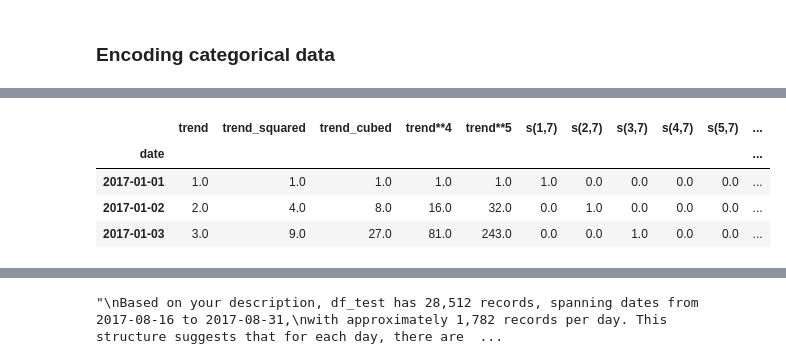
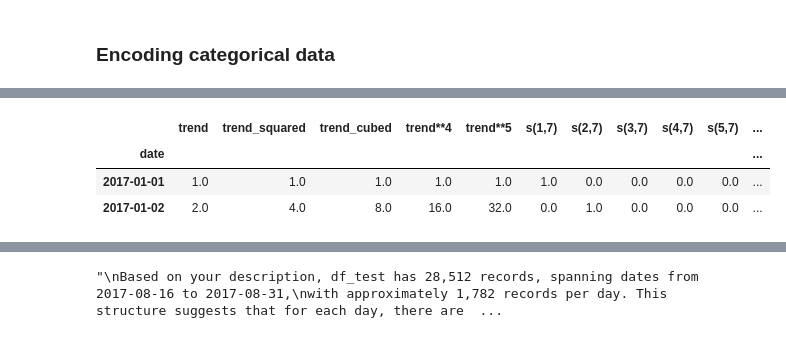
Before and after one commit to sjuanati/DataSciLabs, a Jupyter notebook: projects/kaggle/03_store_sales/store_sales.ipynb, the cells around one changed output, grey strips where cells are left out. Saved outputs shown, nothing was run; the diff lists cells and outputs as text; code cells hidden in the pictures.

```diff
--- a/projects/kaggle/03_store_sales/store_sales.ipynb
+++ b/projects/kaggle/03_store_sales/store_sales.ipynb
@@ -457,8 +500,7 @@ X['NewYear'] = (X.index.dayofyear == 1)
-# %%
-X.head(3)
-# %% [output]
-|  | trend | trend_squared | trend_cubed | trend**4 | trend**5 | s(1,7) | s(2,7) | s(3,7) | s(4,7) | s(5,7) | ... |
-| date |  |  |  |  |  |  |  |  |  |  | ... |
-| 2017-01-01 | 1.0 | 1.0 | 1.0 | 1.0 | 1.0 | 1.0 | 0.0 | 0.0 | 0.0 | 0.0 | ... |
-| 2017-01-02 | 2.0 | 4.0 | 8.0 | 16.0 | 32.0 | 0.0 | 1.0 | 0.0 | 0.0 | 0.0 | ... |
-| 2017-01-03 | 3.0 | 9.0 | 27.0 | 81.0 | 243.0 | 0.0 | 0.0 | 1.0 | 0.0 | 0.0 | ... |
+# %%
+X.head(2)
+# %% [output]
+|  | trend | trend_squared | trend_cubed | trend**4 | trend**5 | s(1,7) | s(2,7) | s(3,7) | s(4,7) | s(5,7) | ... |
+| date |  |  |  |  |  |  |  |  |  |  | ... |
+| 2017-01-01 | 1.0 | 1.0 | 1.0 | 1.0 | 1.0 | 1.0 | 0.0 | 0.0 | 0.0 | 0.0 | ... |
+| 2017-01-02 | 2.0 | 4.0 | 8.0 | 16.0 | 32.0 | 0.0 | 1.0 | 0.0 | 0.0 | 0.0 | ... |
```
Also changed, not shown: parts of 36 cells of this notebook.
